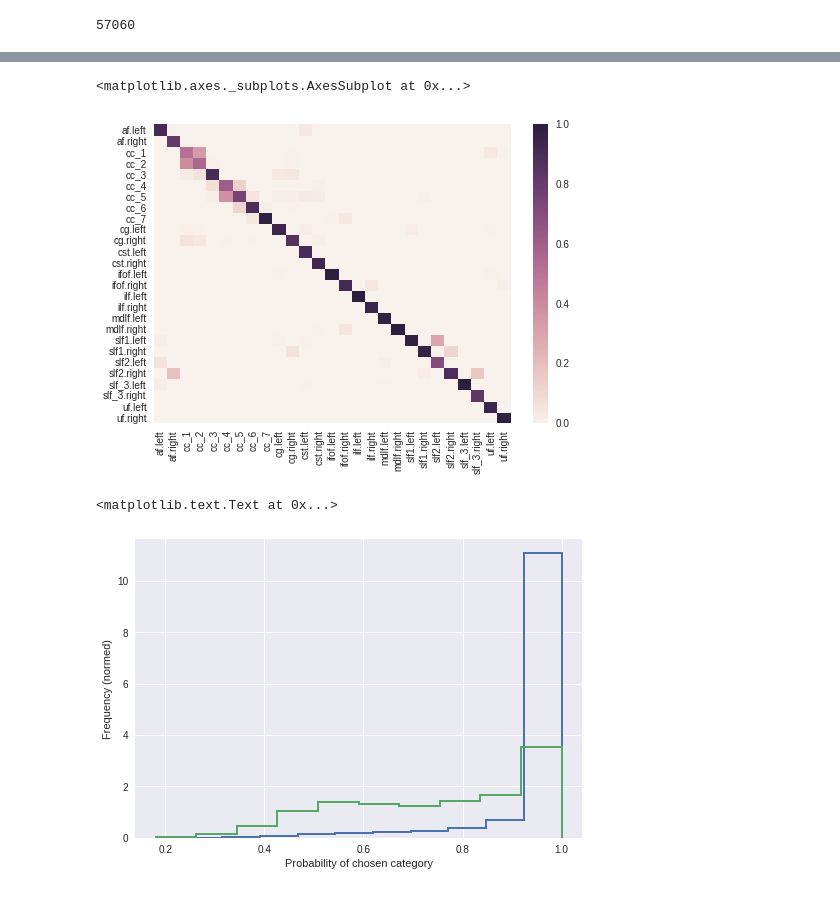
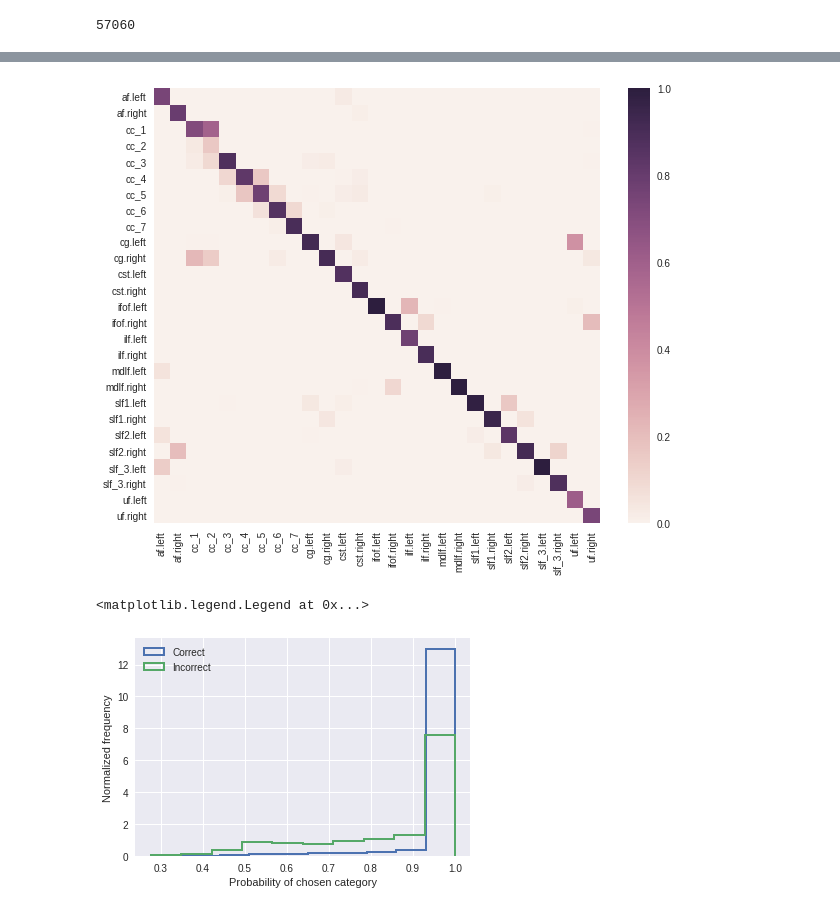
Before and after one commit to uw-biomedical-ml/bundlenet, a Jupyter notebook: dipy-subjects.ipynb, the cells around one changed output, grey strips where cells are left out. Drawn from its saved outputs; the diff is of its cells as text; code cells hidden in the pictures.

```diff
--- a/dipy-subjects.ipynb
+++ b/dipy-subjects.ipynb
@@ -149,7 +160,8 @@ training = model.fit(data_train, labels_train,
                      batch_size=batch_size,
                      epochs=epochs,
                      verbose=1,
-                     validation_data=(data_valid, labels_valid))
+                     validation_data=(data_valid, labels_valid),
+                     callbacks=callbacks_list)
 # %% [output]
 Train on 2592 samples, validate on 864 samples
 Epoch 1/24
@@ -171,3 +183,5 @@ Epoch 24/24
+# %%
+model.load_weights("checkpoints/weights.best.hdf5")
 # %%
 score = model.evaluate(data_test, labels_test, verbose=0)
 # %%
@@ -180,0 +195,13 @@ fig = bn.plot_accuracy(training)
+# %%
+p = model.predict(data_test, batch_size=5)
+p_idx = np.argmax(p, axis=-1)
+p_bundles = np.array([bundle_names[ii] for ii in p_idx])
+loaded_from_file = np.load('./subject1_bundles.npz')
+labels_test = loaded_from_file['labels_test']
+actual_labels = np.array([bundle_names[ii] for ii in (labels_test - 1).astype(int)])
+print("Percent correct is %s " % np.mean(p_bundles == actual_labels))
+
+kappa = cohen_kappa_score(p_bundles, actual_labels)
+print("Kappa is: %s" % kappa)
+jaccard = jaccard_similarity_score(p_bundles, actual_labels)
+print("Jaccard is: %s" % jaccard)
@@ -180,0 +211,8 @@ fig = bn.plot_accuracy(training)
+# %%
+confusion = np.zeros((len(bundle_names), len(bundle_names)))
+arr_bundle_names = np.array(bundle_names)
+for xx in range(len(p_bundles)):
+    idx1 = np.where(arr_bundle_names == p_bundles[xx])
+    idx2 = np.where(arr_bundle_names == actual_labels[xx])
+    n = np.sum(actual_labels == actual_labels[xx])
+    confusion[idx1, idx2] += 1 / n
@@ -243,21 +293,23 @@ for xx in range(len(p_bundles)):
 # %%
 sort_idx = np.argsort(arr_bundle_names)
 # %%
+fig, ax = plt.subplots(1)
 sns.heatmap(confusion[sort_idx][:, sort_idx],
             xticklabels=arr_bundle_names[sort_idx],
-            yticklabels=arr_bundle_names[sort_idx])
+            yticklabels=arr_bundle_names[sort_idx], ax=ax)
+fig.set_size_inches([10, 8])
 # %% [output]
-<matplotlib.axes._subplots.AxesSubplot at 0x...>
-[figure, old version]
+[figure, new version]
 # %%
 p_error = p[~(p_bundles == actual_labels)]
 p_correct = p[p_bundles == actual_labels]
 # %%
 fig, ax = plt.subplots(1)
-ax.hist(np.max(p_correct, -1), histtype='step', linewidth=2, normed=True)
-ax.hist(np.max(p_error, -1), histtype='step', linewidth=2, normed=True)
+ax.hist(np.max(p_correct, -1), histtype='step', linewidth=2, normed=True, bins=10, label="Correct")
+ax.hist(np.max(p_error, -1), histtype='step', linewidth=2, normed=True, bins=10, label="Incorrect")
 ax.set_xlabel("Probability of chosen category")
-ax.set_ylabel("Frequency (normed)")
+ax.set_ylabel("Normalized frequency")
+plt.legend(loc="upper left")
 # %% [output]
-<matplotlib.text.Text at 0x...>
+<matplotlib.legend.Legend at 0x...>
-[figure, old version]
+[figure, new version]
```
Also changed, not shown: parts of 15 cells of this notebook, 1 other file.
